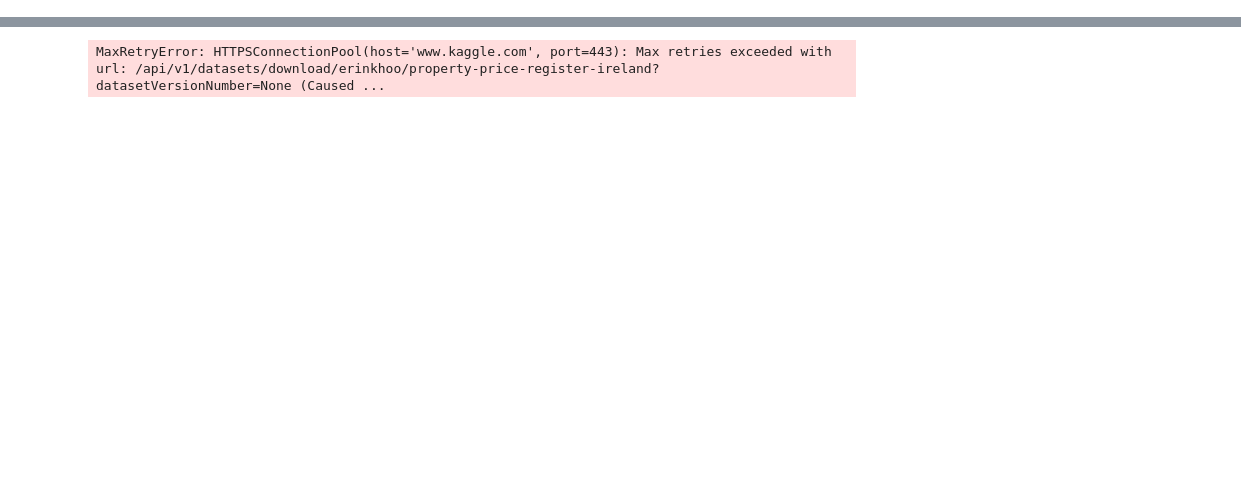
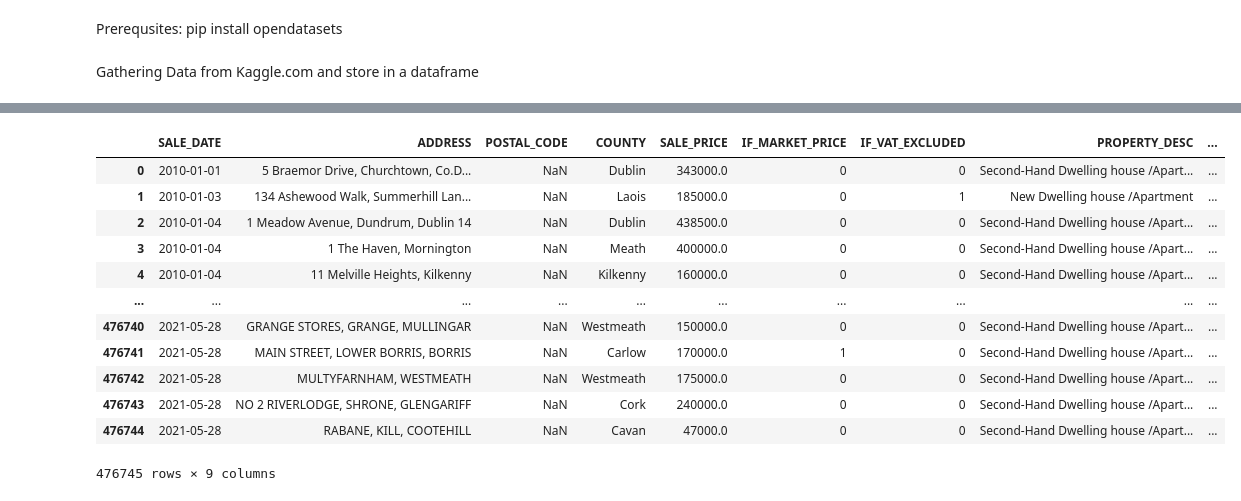
Before and after one commit to liamdkn/DataScience, a Jupyter notebook: RTB Ireland Rent Analysis/rent-analysis.ipynb, the cells around one changed output, grey strips where cells are left out. Cells and saved outputs as stored; diff of their text form; code cells hidden in the pictures; blank space fills up the shorter version.

```diff
--- a/RTB Ireland Rent Analysis/rent-analysis.ipynb
+++ b/RTB Ireland Rent Analysis/rent-analysis.ipynb
@@ -44 +1,4 @@ Note: you may need to restart the kernel to use updated packages.
+# %% [markdown]
+Prerequsites:
+pip install opendatasets
 # %%
@@ -48,4 +8,8 @@ import pandas
+# %% [markdown]
+Gathering Data from Kaggle.com and store in a dataframe
 # %%
-od.download(
-    "https://www.kaggle.com/datasets/erinkhoo/property-price-register-ireland/data")
+od.download("https://www.kaggle.com/datasets/erinkhoo/property-price-register-ireland/data")
+
+propertyPrice_df = pd.read_csv('property-price-register-ireland/Property_Price_Register_Ireland-28-05-2021.csv')
+propertyPrice_df
 # %% [output]
@@ -55 +17,13 @@ od.download(
+|  | SALE_DATE | ADDRESS | POSTAL_CODE | COUNTY | SALE_PRICE | IF_MARKET_PRICE | IF_VAT_EXCLUDED | PROPERTY_DESC | ... |
+| 0 | 2010-01-01 | 5 Braemor Drive, Churchtown, Co.D... | NaN | Dublin | 343000.0 | 0 | 0 | Second-Hand Dwelling house /Apart... | ... |
+| 1 | 2010-01-03 | 134 Ashewood Walk, Summerhill Lan... | NaN | Laois | 185000.0 | 0 | 1 | New Dwelling house /Apartment | ... |
+| 2 | 2010-01-04 | 1 Meadow Avenue, Dundrum, Dublin 14 | NaN | Dublin | 438500.0 | 0 | 0 | Second-Hand Dwelling house /Apart... | ... |
+| 3 | 2010-01-04 | 1 The Haven, Mornington | NaN | Meath | 400000.0 | 0 | 0 | Second-Hand Dwelling house /Apart... | ... |
+| 4 | 2010-01-04 | 11 Melville Heights, Kilkenny | NaN | Kilkenny | 160000.0 | 0 | 0 | Second-Hand Dwelling house /Apart... | ... |
+| ... | ... | ... | ... | ... | ... | ... | ... | ... | ... |
+| 476740 | 2021-05-28 | GRANGE STORES, GRANGE, MULLINGAR | NaN | Westmeath | 150000.0 | 0 | 0 | Second-Hand Dwelling house /Apart... | ... |
+| 476741 | 2021-05-28 | MAIN STREET, LOWER BORRIS, BORRIS | NaN | Carlow | 170000.0 | 1 | 0 | Second-Hand Dwelling house /Apart... | ... |
+| 476742 | 2021-05-28 | MULTYFARNHAM, WESTMEATH | NaN | Westmeath | 175000.0 | 0 | 0 | Second-Hand Dwelling house /Apart... | ... |
+| 476743 | 2021-05-28 | NO 2 RIVERLODGE, SHRONE, GLENGARIFF | NaN | Cork | 240000.0 | 0 | 0 | Second-Hand Dwelling house /Apart... | ... |
+| 476744 | 2021-05-28 | RABANE, KILL, COOTEHILL | NaN | Cavan | 47000.0 | 0 | 0 | Second-Hand Dwelling house /Apart... | ... |
-MaxRetryError: HTTPSConnectionPool(host='www.kaggle.com', port=443): Max retries exceeded with url: /api/v1/datasets/download/erinkhoo/property-price-register-ireland?datasetVersionNumber=None (Caused ...
+476745 rows × 9 columns
```
Also changed, not shown: parts of 18 cells of this notebook.
